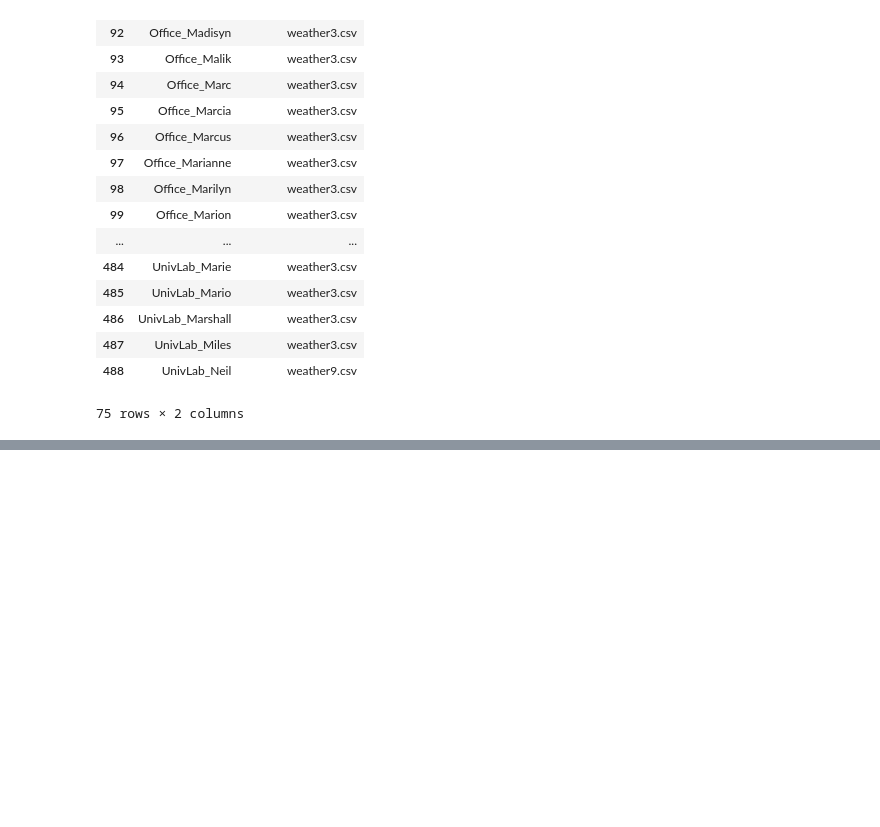
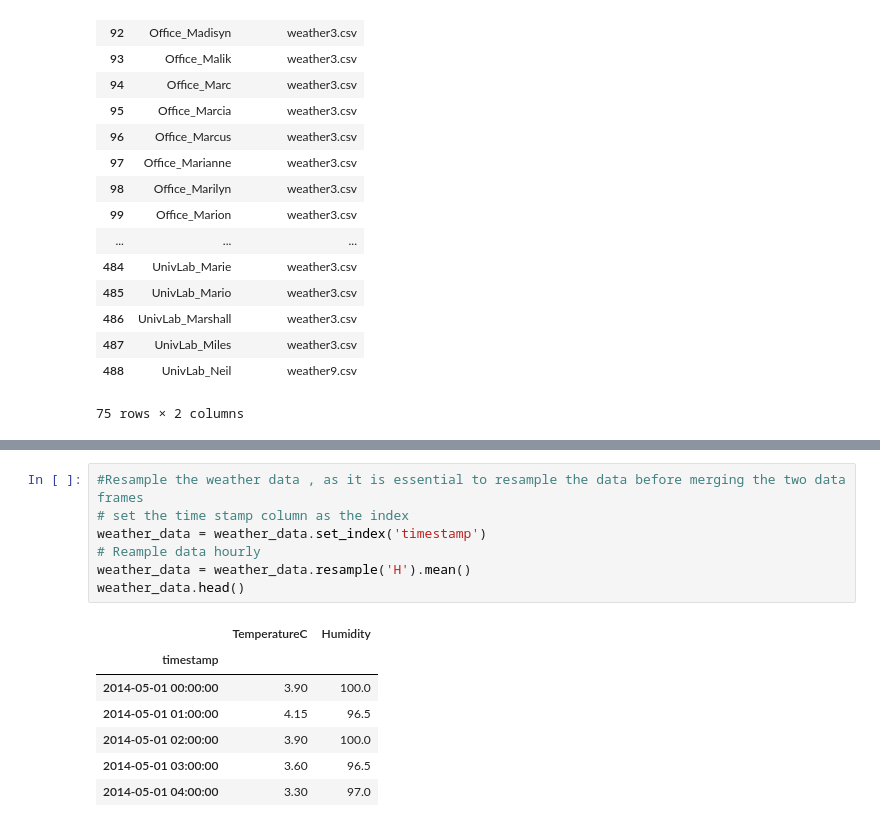
Before and after one commit to daanishrasheed/predict_electricity_consumption, a Jupyter notebook: predict_electricity.ipynb, the cells around one changed output, grey strips where cells are left out. Drawn from its saved outputs; the diff is of its cells as text; blank space fills up the shorter version.

```diff
--- a/predict_electricity.ipynb
+++ b/predict_electricity.ipynb
@@ -61,0 +148,15 @@ filtered[['uid', 'newweatherfilename']]
+# %%
+#Resample the weather data , as it is essential to resample the data before merging the two data frames
+# set the time stamp column as the index
+weather_data = weather_data.set_index('timestamp')
+# Reample data hourly
+weather_data = weather_data.resample('H').mean()
+weather_data.head()
+# %% [output]
+|  | TemperatureC | Humidity |
+| timestamp |  |  |
+| 2014-05-01 00:00:00 | 3.90 | 100.0 |
+| 2014-05-01 01:00:00 | 4.15 | 96.5 |
+| 2014-05-01 02:00:00 | 3.90 | 100.0 |
+| 2014-05-01 03:00:00 | 3.60 | 96.5 |
+| 2014-05-01 04:00:00 | 3.30 | 97.0 |
```
Also changed, not shown: parts of 14 cells of this notebook.
